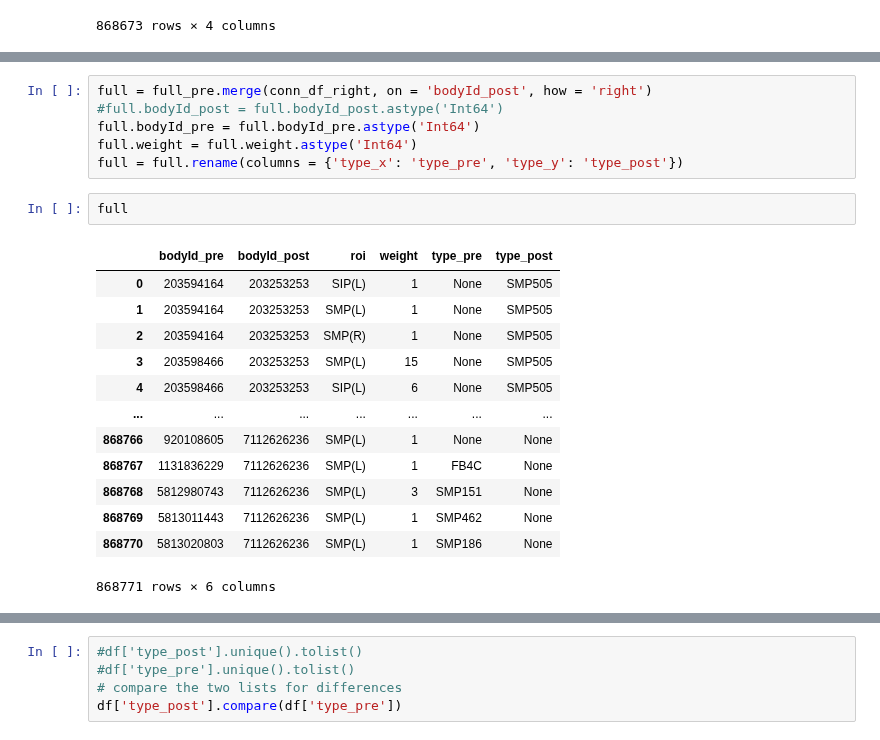
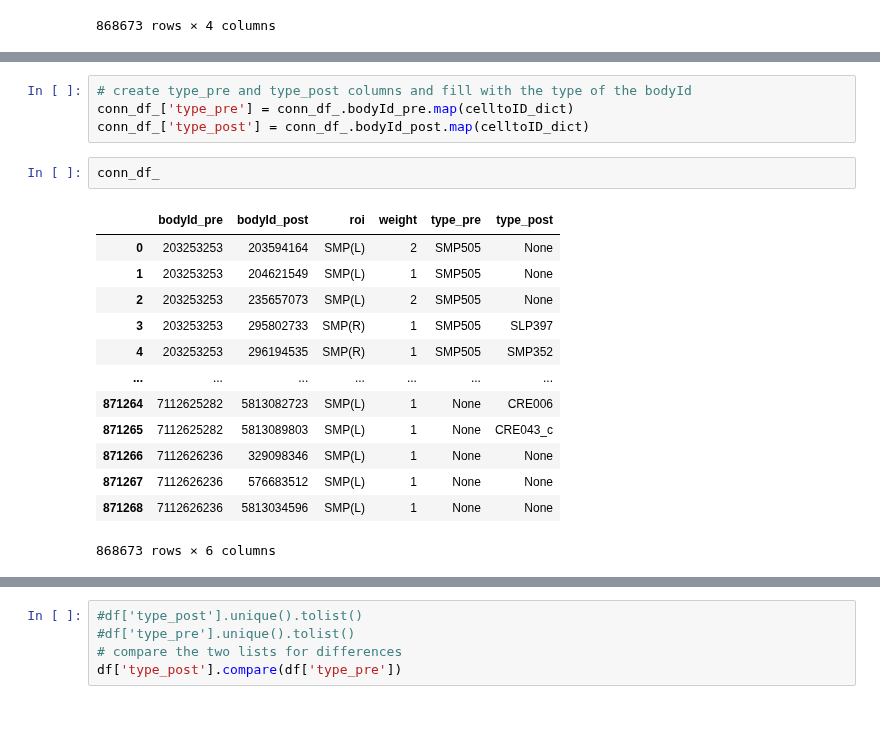
Before and after one commit to RhessaWL/flybrain-clustering, a Jupyter notebook: oviIN_celltype/oviIN_combined/creating_network.ipynb, the cells around one changed output, grey strips where cells are left out. Drawn from its saved outputs; the diff is of its cells as text.

```diff
--- a/oviIN_celltype/oviIN_combined/creating_network.ipynb
+++ b/oviIN_celltype/oviIN_combined/creating_network.ipynb
@@ -131,22 +103,20 @@ full_pre
-# %%
-full = full_pre.merge(conn_df_right, on = 'bodyId_post', how = 'right')
-#full.bodyId_post = full.bodyId_post.astype('Int64')
-full.bodyId_pre = full.bodyId_pre.astype('Int64')
-full.weight = full.weight.astype('Int64')
-full = full.rename(columns = {'type_x': 'type_pre', 'type_y': 'type_post'})
-# %%
-full
-# %% [output]
-|  | bodyId_pre | bodyId_post | roi | weight | type_pre | type_post |
-| 0 | 203594164 | 203253253 | SIP(L) | 1 | None | SMP505 |
-| 1 | 203594164 | 203253253 | SMP(L) | 1 | None | SMP505 |
-| 2 | 203594164 | 203253253 | SMP(R) | 1 | None | SMP505 |
-| 3 | 203598466 | 203253253 | SMP(L) | 15 | None | SMP505 |
-| 4 | 203598466 | 203253253 | SIP(L) | 6 | None | SMP505 |
-| ... | ... | ... | ... | ... | ... | ... |
-| 868766 | 920108605 | 7112626236 | SMP(L) | 1 | None | None |
-| 868767 | 1131836229 | 7112626236 | SMP(L) | 1 | FB4C | None |
-| 868768 | 5812980743 | 7112626236 | SMP(L) | 3 | SMP151 | None |
-| 868769 | 5813011443 | 7112626236 | SMP(L) | 1 | SMP462 | None |
-| 868770 | 5813020803 | 7112626236 | SMP(L) | 1 | SMP186 | None |
-868771 rows × 6 columns
+# %%
+# create type_pre and type_post columns and fill with the type of the bodyId
+conn_df_['type_pre'] = conn_df_.bodyId_pre.map(celltoID_dict)
+conn_df_['type_post'] = conn_df_.bodyId_post.map(celltoID_dict)
+# %%
+conn_df_
+# %% [output]
+|  | bodyId_pre | bodyId_post | roi | weight | type_pre | type_post |
+| 0 | 203253253 | 203594164 | SMP(L) | 2 | SMP505 | None |
+| 1 | 203253253 | 204621549 | SMP(L) | 1 | SMP505 | None |
+| 2 | 203253253 | 235657073 | SMP(L) | 2 | SMP505 | None |
+| 3 | 203253253 | 295802733 | SMP(R) | 1 | SMP505 | SLP397 |
+| 4 | 203253253 | 296194535 | SMP(R) | 1 | SMP505 | SMP352 |
+| ... | ... | ... | ... | ... | ... | ... |
+| 871264 | 7112625282 | 5813082723 | SMP(L) | 1 | None | CRE006 |
+| 871265 | 7112625282 | 5813089803 | SMP(L) | 1 | None | CRE043_c |
+| 871266 | 7112626236 | 329098346 | SMP(L) | 1 | None | None |
+| 871267 | 7112626236 | 576683512 | SMP(L) | 1 | None | None |
+| 871268 | 7112626236 | 5813034596 | SMP(L) | 1 | None | None |
+868673 rows × 6 columns
```
Also changed, not shown: parts of 45 cells of this notebook, 1 other file.
